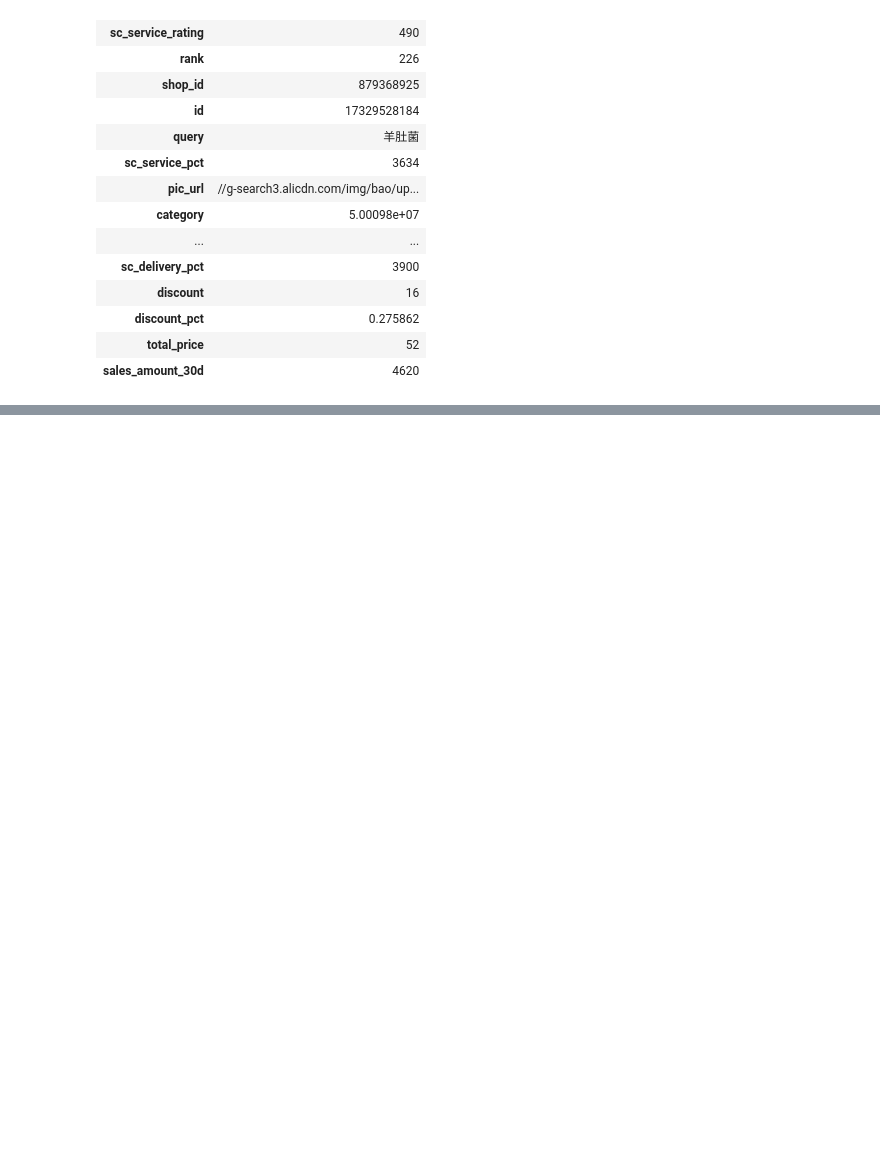
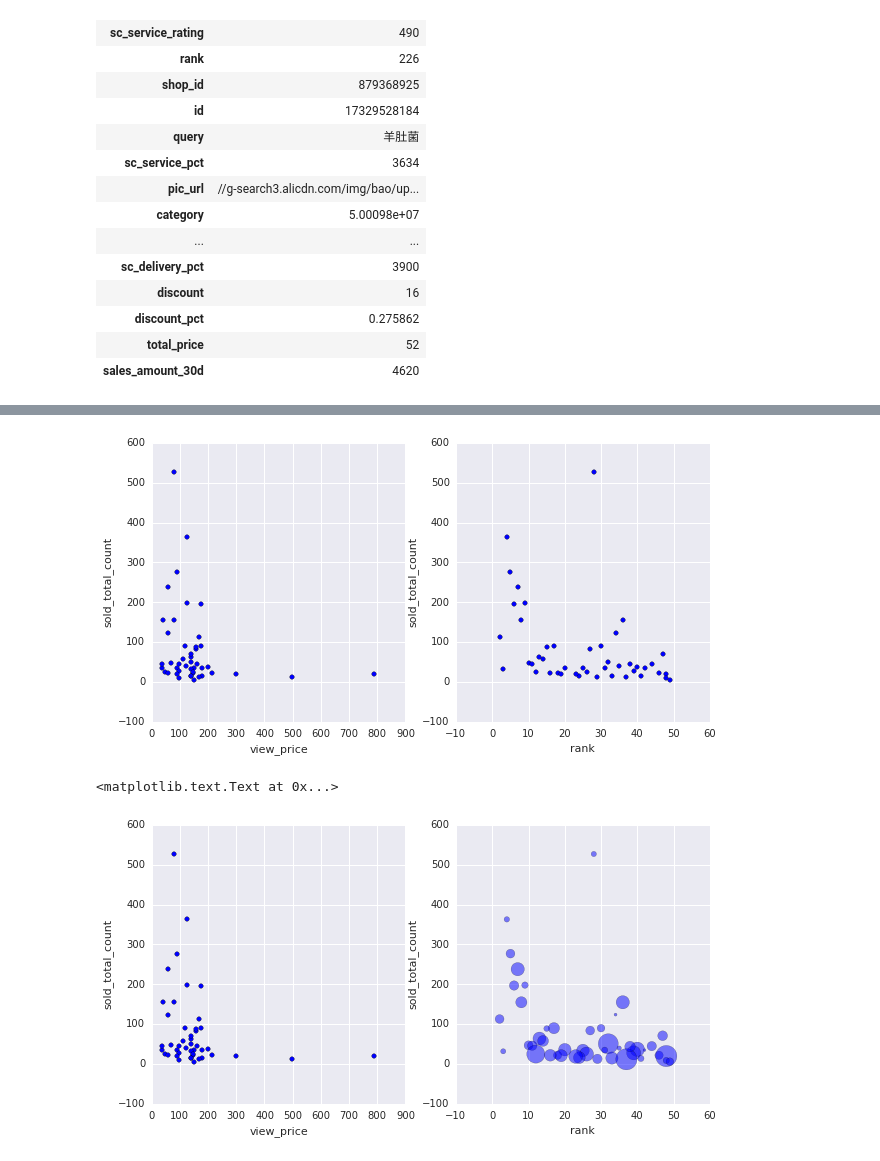
Before and after one commit to tikazyq/scrapy-taobao, a Jupyter notebook: merchants/data/product_stats.ipynb, the cells around one changed output, grey strips where cells are left out. Cells and saved outputs as stored; diff of their text form; code cells hidden in the pictures; blank space fills up the shorter version.

```diff
--- a/merchants/data/product_stats.ipynb
+++ b/merchants/data/product_stats.ipynb
@@ -160,0 +172,38 @@ plt.ylim(0,200)
+# %%
+mask = (_df['rank'] < 200) & (_df['category'] == 50009778)
+# %%
+plt.figure(figsize=(10, 5))
+
+# x, y = np.log10(_df[mask]['view_price']), np.log10(_df[mask]['sold_total_count'])
+x, y = _df[mask]['view_price'], _df[mask]['sold_total_count']
+plt.subplot(121)
+plt.scatter(x, y)
+plt.xlabel('view_price')
+plt.ylabel('sold_total_count')
+
+plt.subplot(122)
+# x, y = np.log10(_df[mask]['rank']), np.log10(_df[mask]['sold_total_count'])
+x, y = _df[mask]['rank'], _df[mask]['sold_total_count']
+plt.scatter(x, y)
+plt.xlabel('rank')
+plt.ylabel('sold_total_count')
+plt.show()
+
+plt.figure(figsize=(10, 5))
+plt.subplot(121)
+# x, y = np.log10(_df[mask]['rank']), np.log10(_df[mask]['sold_total_count'])
+x, y = _df[mask]['view_price'], _df[mask]['sold_total_count']
+plt.scatter(x, y)
+plt.xlabel('view_price')
+plt.ylabel('sold_total_count')
+
+plt.subplot(122)
+# x, y = np.log10(_df[mask]['rank']), np.log10(_df[mask]['sold_total_count'])
+x, y = _df[mask]['rank'], _df[mask]['sold_total_count']
+plt.scatter(x, y, s=_df['view_price'], alpha=0.5)
+plt.xlabel('rank')
+plt.ylabel('sold_total_count')
+# %% [output]
+[figure, added]
+<matplotlib.text.Text at 0x...>
+[figure, added]
```
Also changed, not shown: parts of 20 cells of this notebook, 4 other files.
